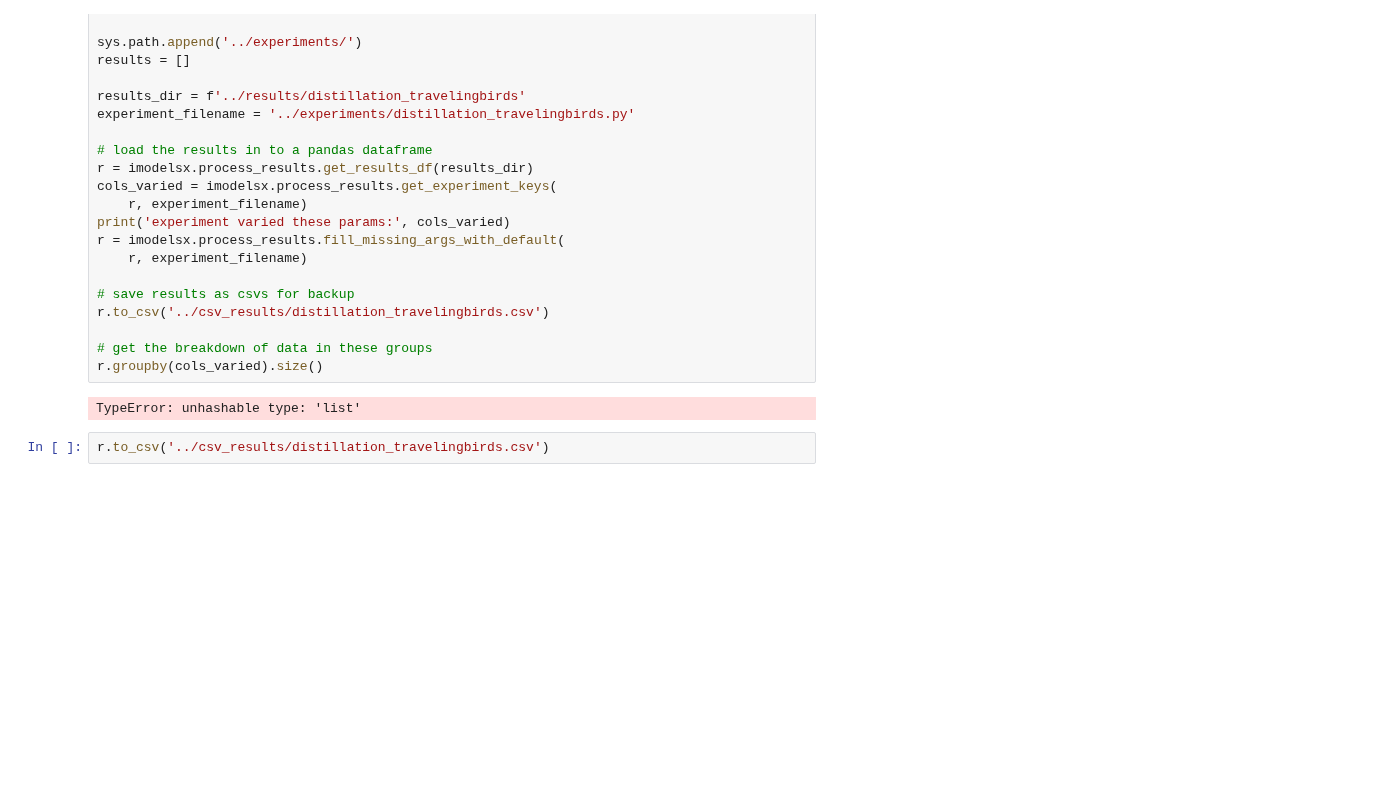
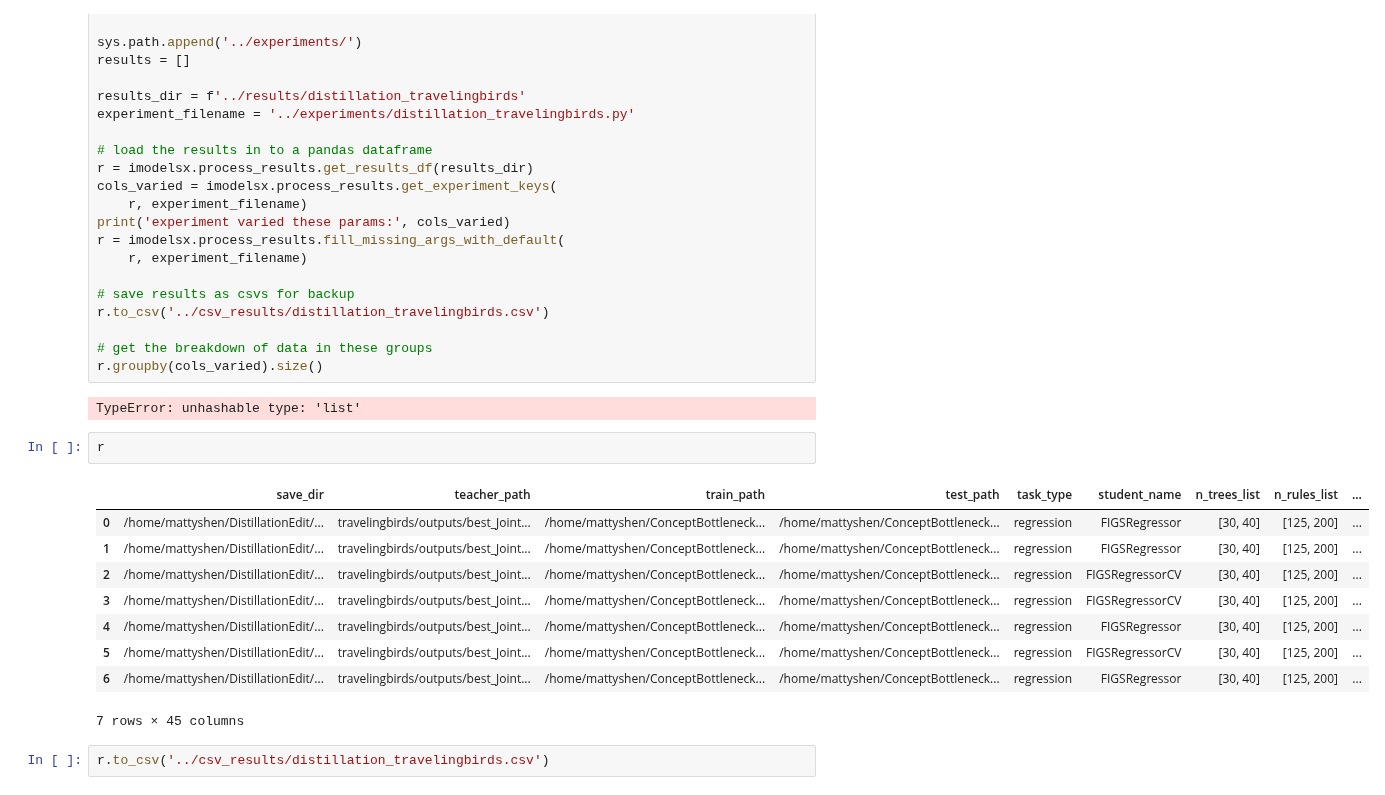
Before and after one commit to mattyshen/adaptiveTTI, a Jupyter notebook: notebooks/distillation_travelingbirds.ipynb, the cells around one changed output. Saved outputs shown, nothing was run; the diff lists cells and outputs as text; blank space fills up the shorter version.

```diff
--- a/notebooks/distillation_travelingbirds.ipynb
+++ b/notebooks/distillation_travelingbirds.ipynb
@@ -33,6 +33,18 @@ r.to_csv('../csv_results/distillation_travelingbirds.csv')
 r.groupby(cols_varied).size()
 # %% [output]
 TypeError: unhashable type: 'list'
+# %%
+r
+# %% [output]
+|  | save_dir | teacher_path | train_path | test_path | task_type | student_name | n_trees_list | n_rules_list | ... |
+| 0 | /home/mattyshen/DistillationEdit/... | travelingbirds/outputs/best_Joint... | /home/mattyshen/ConceptBottleneck... | /home/mattyshen/ConceptBottleneck... | regression | FIGSRegressor | [30, 40] | [125, 200] | ... |
+| 1 | /home/mattyshen/DistillationEdit/... | travelingbirds/outputs/best_Joint... | /home/mattyshen/ConceptBottleneck... | /home/mattyshen/ConceptBottleneck... | regression | FIGSRegressor | [30, 40] | [125, 200] | ... |
+| 2 | /home/mattyshen/DistillationEdit/... | travelingbirds/outputs/best_Joint... | /home/mattyshen/ConceptBottleneck... | /home/mattyshen/ConceptBottleneck... | regression | FIGSRegressorCV | [30, 40] | [125, 200] | ... |
+| 3 | /home/mattyshen/DistillationEdit/... | travelingbirds/outputs/best_Joint... | /home/mattyshen/ConceptBottleneck... | /home/mattyshen/ConceptBottleneck... | regression | FIGSRegressorCV | [30, 40] | [125, 200] | ... |
+| 4 | /home/mattyshen/DistillationEdit/... | travelingbirds/outputs/best_Joint... | /home/mattyshen/ConceptBottleneck... | /home/mattyshen/ConceptBottleneck... | regression | FIGSRegressor | [30, 40] | [125, 200] | ... |
+| 5 | /home/mattyshen/DistillationEdit/... | travelingbirds/outputs/best_Joint... | /home/mattyshen/ConceptBottleneck... | /home/mattyshen/ConceptBottleneck... | regression | FIGSRegressorCV | [30, 40] | [125, 200] | ... |
+| 6 | /home/mattyshen/DistillationEdit/... | travelingbirds/outputs/best_Joint... | /home/mattyshen/ConceptBottleneck... | /home/mattyshen/ConceptBottleneck... | regression | FIGSRegressor | [30, 40] | [125, 200] | ... |
+7 rows × 45 columns
 # %%
 r.to_csv('../csv_results/distillation_travelingbirds.csv')
 # %%
```
Also changed, not shown: parts of 1 cell of this notebook, 6 other files.
